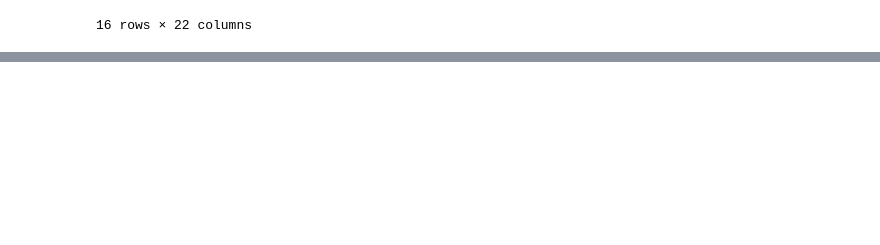
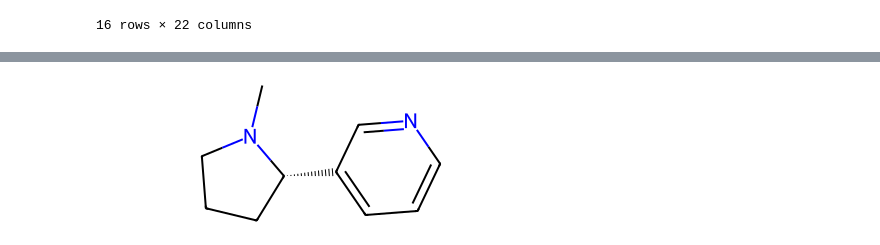
Before and after one commit to blanchebillarant/ppchem, a Jupyter notebook: project/project code.ipynb, the cells around one changed output, grey strips where cells are left out. Saved outputs shown, nothing was run; the diff lists cells and outputs as text; code cells hidden in the pictures; blank space fills up the shorter version.

Commit message:
correction smiles

```diff
--- a/project/project code.ipynb
+++ b/project/project code.ipynb
@@ -181,0 +183,5 @@ mol
+# %%
+mol = Chem.MolFromSmiles('CN1CCC[C@H]1c2cccnc2')
+mol
+# %% [output]
+[figure, added]
```
Also changed, not shown: parts of 2 cells of this notebook, 1 other file.
